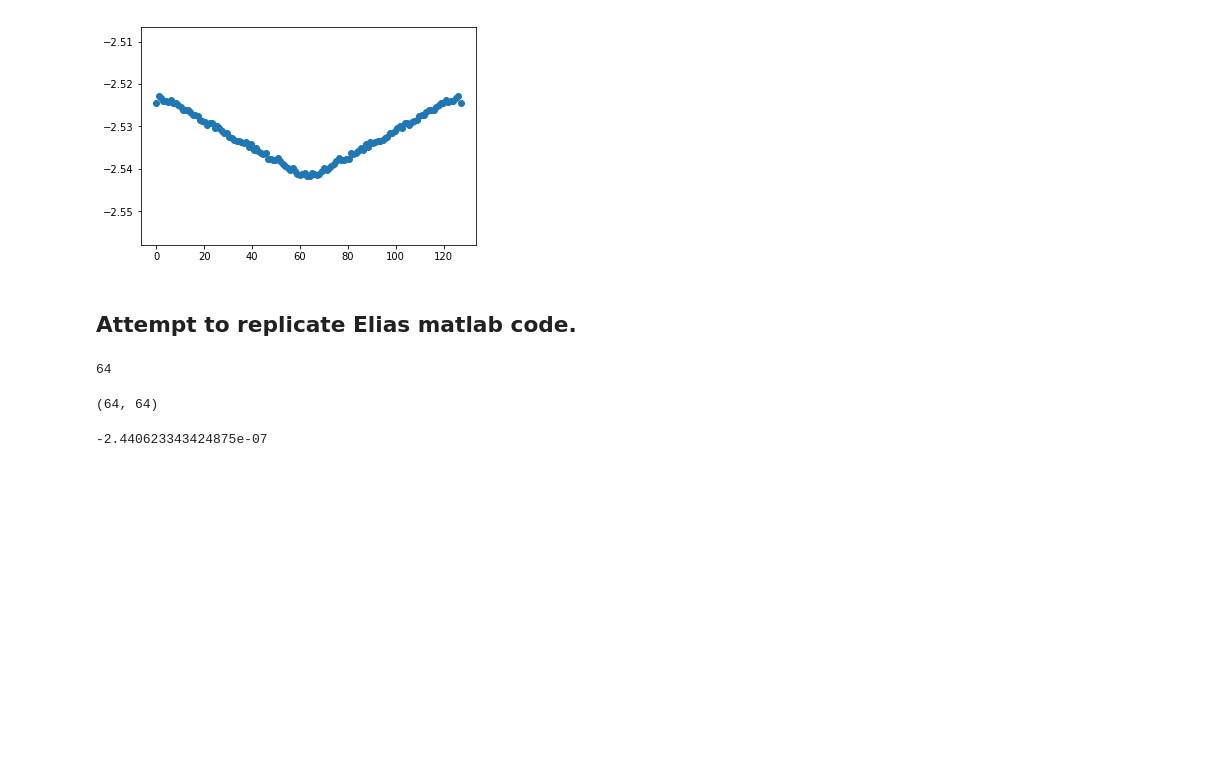
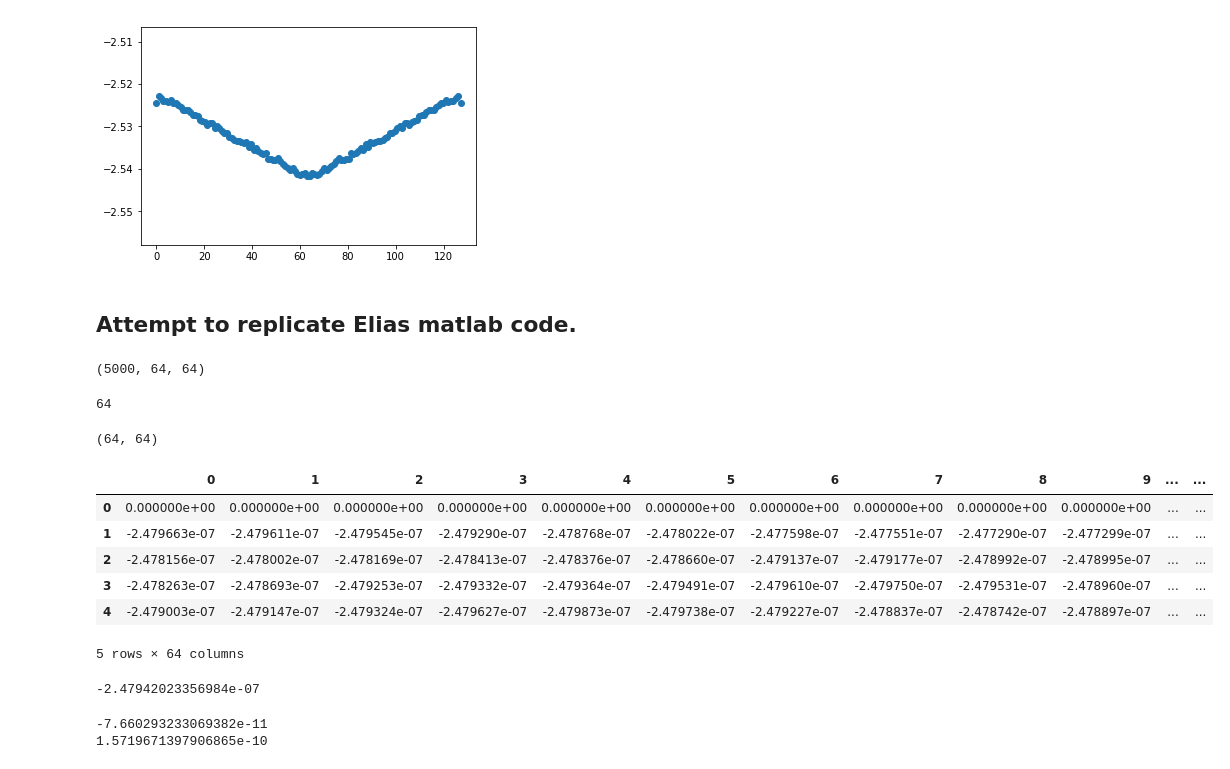
Before and after one commit to EdwardZheng0312/3ddatadiver, a Jupyter notebook: doc/AFM_Explortation.ipynb, the cells around one changed output. Drawn from its saved outputs; the diff is of its cells as text; code cells hidden in the pictures; blank space fills up the shorter version.

Commit message:
Added code for ZSensor correction

```diff
--- a/doc/AFM_Explortation.ipynb
+++ b/doc/AFM_Explortation.ipynb
@@ -739,4 +739,8 @@ plt1 = plt.scatter(np.linspace(0,127,126), jointrows)
 zsensor_pd2 = zsensor_pd1 = zsensor_pd1.multiply(-1)
 # %% [markdown]
 ## Attempt to replicate Elias matlab code.
+# %%
+zsensor.shape
+# %% [output]
+(5000, 64, 64)
 # %%
@@ -751,9 +758,9 @@ i2 = 63
 # %%
 #Find max z for every x,y position.  Populate matrix with values.
 Zmax, indZ = np.zeros((64,64)), np.zeros((64,64))
-for j in range(j1,j2):
-    for i in range(i1,i2):
-        Zmax[j-j1+1,i] = max(zsensor[:,i,j])
+for j in range(len(zsensor[1,:,1])):
+    for i in range(len(zsensor[1,1,:])):
+        Zmax[j,i] = max(zsensor[:,i,j])
 indZ = Zmax
 # I have to delete some rows and columsn because the first value in each
 #x,y plane is 0!
@@ -762,13 +769,21 @@ indZ = Zmax
 #Zmax = np.delete(Zmax, -1, axis=1)
 # %%
 Zmax_pd = pd.DataFrame(Zmax)
-Zmax_pd.shape
+print(Zmax_pd.shape)
+Zmax_pd.head()
 # %% [output]
 (64, 64)
+|  | 0 | 1 | 2 | 3 | 4 | 5 | 6 | 7 | 8 | 9 | ... | ... |
+| 0 | 0.000000e+00 | 0.000000e+00 | 0.000000e+00 | 0.000000e+00 | 0.000000e+00 | 0.000000e+00 | 0.000000e+00 | 0.000000e+00 | 0.000000e+00 | 0.000000e+00 | ... | ... |
+| 1 | -2.479663e-07 | -2.479611e-07 | -2.479545e-07 | -2.479290e-07 | -2.478768e-07 | -2.478022e-07 | -2.477598e-07 | -2.477551e-07 | -2.477290e-07 | -2.477299e-07 | ... | ... |
+| 2 | -2.478156e-07 | -2.478002e-07 | -2.478169e-07 | -2.478413e-07 | -2.478376e-07 | -2.478660e-07 | -2.479137e-07 | -2.479177e-07 | -2.478992e-07 | -2.478995e-07 | ... | ... |
+| 3 | -2.478263e-07 | -2.478693e-07 | -2.479253e-07 | -2.479332e-07 | -2.479364e-07 | -2.479491e-07 | -2.479610e-07 | -2.479750e-07 | -2.479531e-07 | -2.478960e-07 | ... | ... |
+| 4 | -2.479003e-07 | -2.479147e-07 | -2.479324e-07 | -2.479627e-07 | -2.479873e-07 | -2.479738e-07 | -2.479227e-07 | -2.478837e-07 | -2.478742e-07 | -2.478897e-07 | ... | ... |
+5 rows × 64 columns
 # %%
 print(np.mean(Zmax[5,:]))
 # %% [output]
--2.440623343424875e-07
+-2.47942023356984e-07
 # %%
 #Correct the sample tilt in the z-direction.
 Zdrifty = np.zeros(64)
@@ -786,2 +803,8 @@ for i in range(len(Zcorr)):
+# %%
+print(Zcorr[1,1])
+print(np.amax(Zcorr))
+# %% [output]
+-7.660293233069382e-11
+1.5719671397906865e-10
 # %%
 #flip Zdata, so the z-values so that the hegiht map matches the sample.
```
Also changed, not shown: parts of 12 cells of this notebook.
